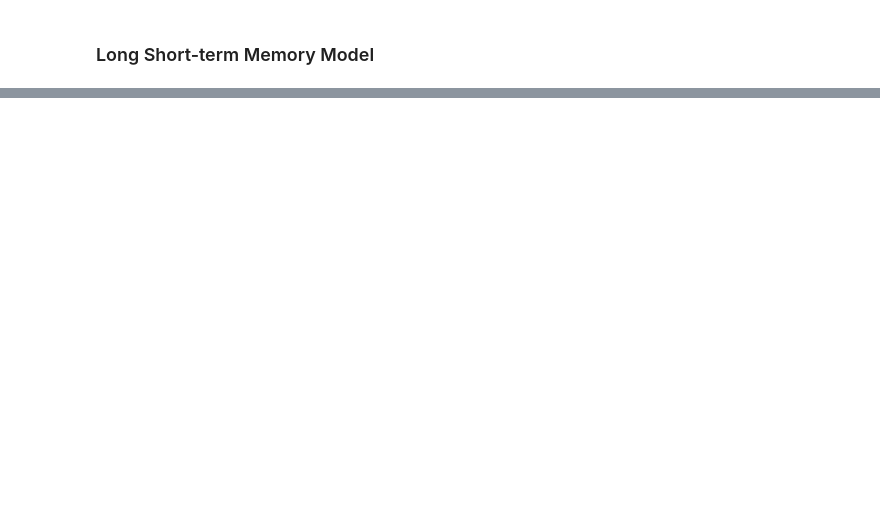
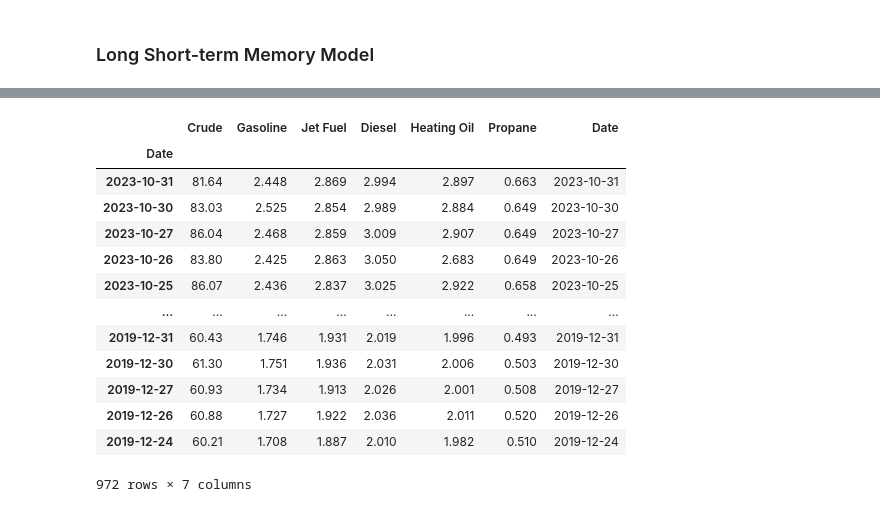
Before and after one commit to timdanilov/capstone-project, a Jupyter notebook: capstone.ipynb, the cells around one changed output, grey strips where cells are left out. Drawn from its saved outputs; the diff is of its cells as text; code cells hidden in the pictures; blank space fills up the shorter version.

```diff
--- a/capstone.ipynb
+++ b/capstone.ipynb
@@ -705,0 +667,18 @@ ValueError: operands could not be broadcast together with shapes (314,10) (6,) (
+# %%
+wti_train_df['Date'] = wti_train_df.index
+wti_train_df
+# %% [output]
+|  | Crude | Gasoline | Jet Fuel | Diesel | Heating Oil | Propane | Date |
+| Date |  |  |  |  |  |  |  |
+| 2023-10-31 | 81.64 | 2.448 | 2.869 | 2.994 | 2.897 | 0.663 | 2023-10-31 |
+| 2023-10-30 | 83.03 | 2.525 | 2.854 | 2.989 | 2.884 | 0.649 | 2023-10-30 |
+| 2023-10-27 | 86.04 | 2.468 | 2.859 | 3.009 | 2.907 | 0.649 | 2023-10-27 |
+| 2023-10-26 | 83.80 | 2.425 | 2.863 | 3.050 | 2.683 | 0.649 | 2023-10-26 |
+| 2023-10-25 | 86.07 | 2.436 | 2.837 | 3.025 | 2.922 | 0.658 | 2023-10-25 |
+| ... | ... | ... | ... | ... | ... | ... | ... |
+| 2019-12-31 | 60.43 | 1.746 | 1.931 | 2.019 | 1.996 | 0.493 | 2019-12-31 |
+| 2019-12-30 | 61.30 | 1.751 | 1.936 | 2.031 | 2.006 | 0.503 | 2019-12-30 |
+| 2019-12-27 | 60.93 | 1.734 | 1.913 | 2.026 | 2.001 | 0.508 | 2019-12-27 |
+| 2019-12-26 | 60.88 | 1.727 | 1.922 | 2.036 | 2.011 | 0.520 | 2019-12-26 |
+| 2019-12-24 | 60.21 | 1.708 | 1.887 | 2.010 | 1.982 | 0.510 | 2019-12-24 |
+972 rows × 7 columns
```
Also changed, not shown: parts of 28 cells of this notebook, 1 other file.
